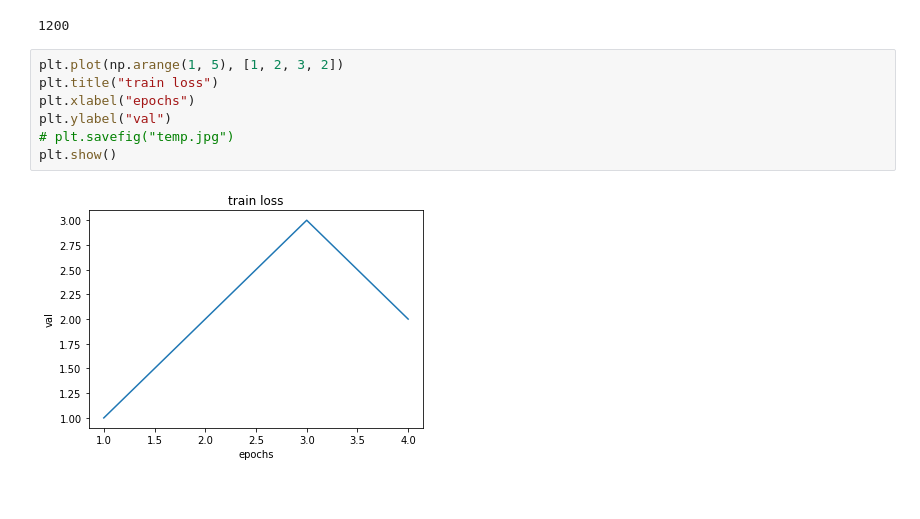
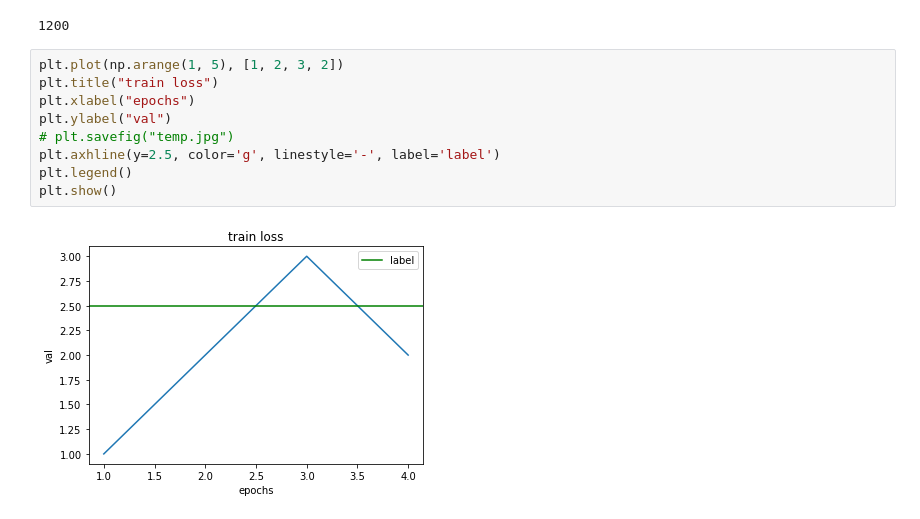
Before and after one commit to kcwanglucky/dog_sound_competition, a Jupyter notebook: notebook.ipynb, the cells around one changed output. Cells and saved outputs as stored; diff of their text form.

```diff
--- a/notebook.ipynb
+++ b/notebook.ipynb
@@ -480,9 +616,11 @@ print(len(audio_dataset))
 # %%
 plt.plot(np.arange(1, 5), [1, 2, 3, 2])
 plt.title("train loss")
 plt.xlabel("epochs")
 plt.ylabel("val")
 # plt.savefig("temp.jpg")
+plt.axhline(y=2.5, color='g', linestyle='-', label='label')
+plt.legend()
 plt.show()
 # %% [output]
-[figure, old version]
+[figure, new version]
```
Also changed, not shown: parts of 28 cells of this notebook, 6 other files.
